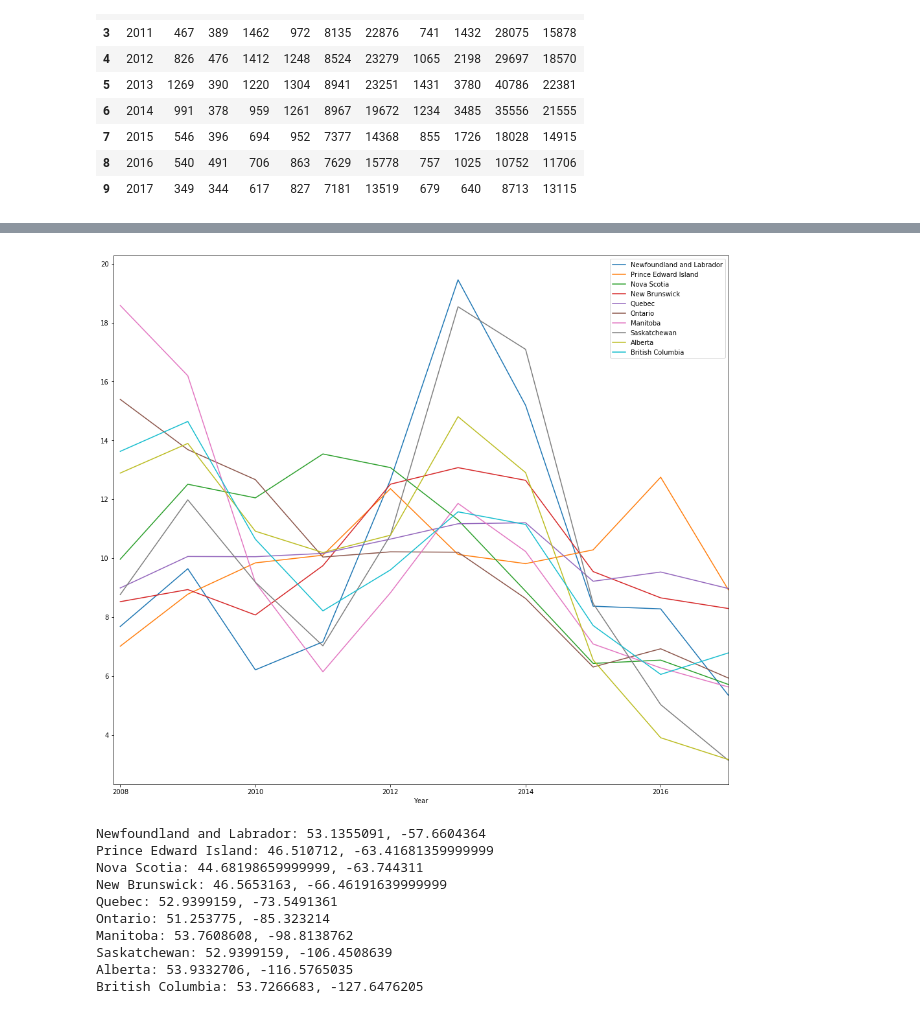
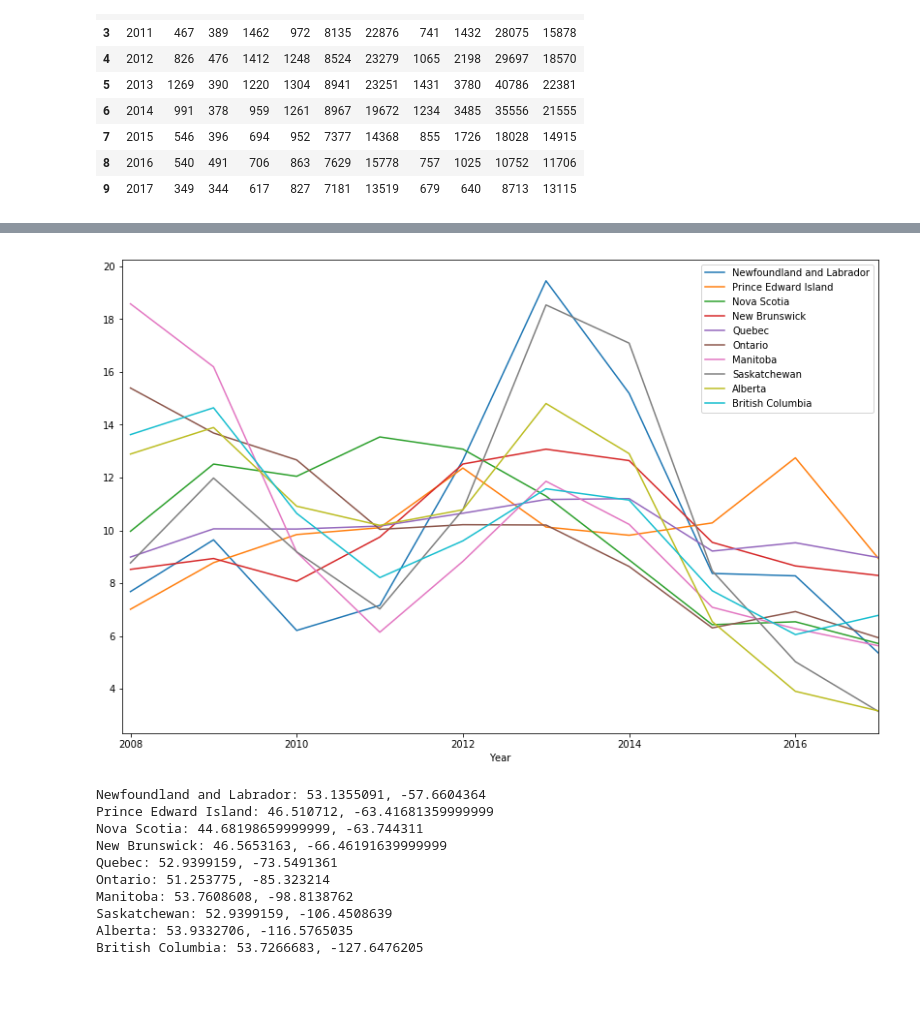
Before and after one commit to Sbagni/Data-Analysis, a Jupyter notebook: Analysis/Canada_analysis.ipynb, the cells around one changed output, grey strips where cells are left out. Cells and saved outputs as stored; diff of their text form; code cells hidden in the pictures; blank space fills up the shorter version.

```diff
--- a/Analysis/Canada_analysis.ipynb
+++ b/Analysis/Canada_analysis.ipynb
@@ -166,6 +166,3 @@ calc_df_canada
 for x in range(0,10):
     sumNew = calc_df_canada[x].sum()
     calc_df_canada[x] = (calc_df_canada[x]/sumNew)*100
-# %%
-calc_df_canada["Mean"] = calc_df_canada.sum()
-calc_df_canada
@@ -184,13 +183,13 @@ calc_df_canada
 # %%
-calc_df_canada.plot(x = "index",figsize=(17,15))
+calc_df_canada.plot(x = "index",figsize=(14,9))
 
 plt.xlabel("Year")
 red_patch = ["a"]
 plt.legend(df_canada_destination["Province"],loc="best")
 plt.xlim(2007.9,2017)
 plt.show()
 # %% [output]
-[figure, old version]
+[figure, new version]
 # %%
 import requests
 import json
```
Also changed, not shown: parts of 2 cells of this notebook, 1 other file.
